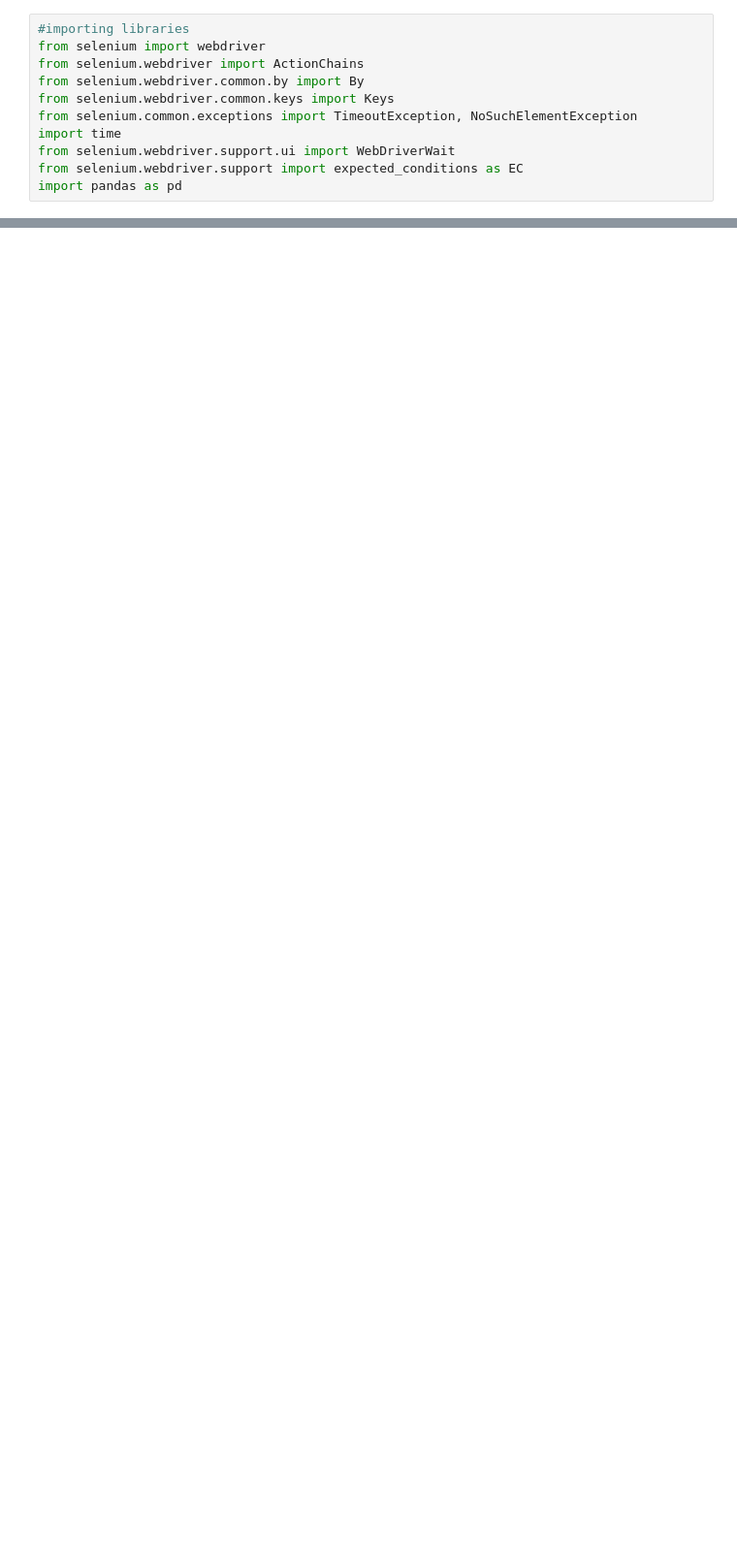
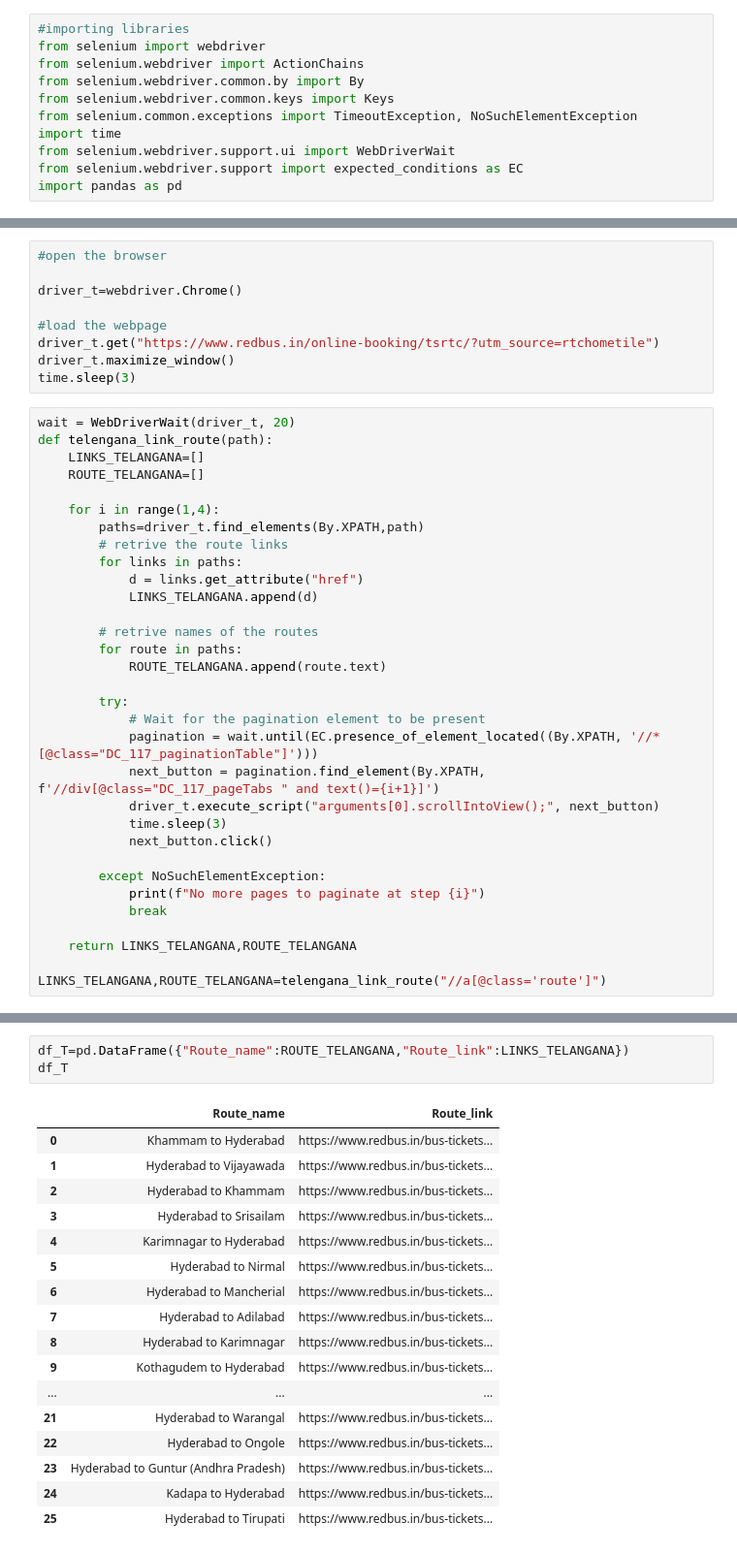
Before and after one commit to saromaddy/redbus_selenium, a Jupyter notebook: collect_srtc.ipynb, the cells around one changed output, grey strips where cells are left out. Shown at 97% size. Cells and saved outputs as stored; diff of their text form; blank space fills up the shorter version.

```diff
--- a/collect_srtc.ipynb
+++ b/collect_srtc.ipynb
@@ -143,0 +176,41 @@ df_WB.to_csv("/Users/saro/Desktop/redbus_selenium/csv_files/df_WB.csv",index=Fal
+# %%
+#open the browser
+
+driver_t=webdriver.Chrome()
+
+#load the webpage
+driver_t.get("https://www.redbus.in/online-booking/tsrtc/?utm_source=rtchometile")
+driver_t.maximize_window()
+time.sleep(3)
+# %%
+wait = WebDriverWait(driver_t, 20)
+def telengana_link_route(path):
+    LINKS_TELANGANA=[]
+    ROUTE_TELANGANA=[]
+
+    for i in range(1,4):
+        paths=driver_t.find_elements(By.XPATH,path)
+        # retrive the route links
+        for links in paths:
+            d = links.get_attribute("href")
+            LINKS_TELANGANA.append(d)
+
+        # retrive names of the routes
+        for route in paths:
+            ROUTE_TELANGANA.append(route.text)
+
+        try:
+            # Wait for the pagination element to be present
+            pagination = wait.until(EC.presence_of_element_located((By.XPATH, '//*[@class="DC_117_paginationTable"]')))
+            next_button = pagination.find_element(By.XPATH, f'//div[@class="DC_117_pageTabs " and text()={i+1}]')
+            driver_t.execute_script("arguments[0].scrollIntoView();", next_button)
+            time.sleep(3)
+            next_button.click()
+
+        except NoSuchElementException:
+            print(f"No more pages to paginate at step {i}")
+            break
+
+    return LINKS_TELANGANA,ROUTE_TELANGANA
+
+LINKS_TELANGANA,ROUTE_TELANGANA=telengana_link_route("//a[@class='route']")
@@ -143,0 +219,21 @@ df_WB.to_csv("/Users/saro/Desktop/redbus_selenium/csv_files/df_WB.csv",index=Fal
+# %%
+df_T=pd.DataFrame({"Route_name":ROUTE_TELANGANA,"Route_link":LINKS_TELANGANA})
+df_T
+# %% [output]
+|  | Route_name | Route_link |
+| 0 | Khammam to Hyderabad | https://www.redbus.in/bus-tickets... |
+| 1 | Hyderabad to Vijayawada | https://www.redbus.in/bus-tickets... |
+| 2 | Hyderabad to Khammam | https://www.redbus.in/bus-tickets... |
+| 3 | Hyderabad to Srisailam | https://www.redbus.in/bus-tickets... |
+| 4 | Karimnagar to Hyderabad | https://www.redbus.in/bus-tickets... |
+| 5 | Hyderabad to Nirmal | https://www.redbus.in/bus-tickets... |
+| 6 | Hyderabad to Mancherial | https://www.redbus.in/bus-tickets... |
+| 7 | Hyderabad to Adilabad | https://www.redbus.in/bus-tickets... |
+| 8 | Hyderabad to Karimnagar | https://www.redbus.in/bus-tickets... |
+| 9 | Kothagudem to Hyderabad | https://www.redbus.in/bus-tickets... |
+| ... | ... | ... |
+| 21 | Hyderabad to Warangal | https://www.redbus.in/bus-tickets... |
+| 22 | Hyderabad to Ongole | https://www.redbus.in/bus-tickets... |
+| 23 | Hyderabad to Guntur (Andhra Pradesh) | https://www.redbus.in/bus-tickets... |
+| 24 | Kadapa to Hyderabad | https://www.redbus.in/bus-tickets... |
+| 25 | Hyderabad to Tirupati | https://www.redbus.in/bus-tickets... |
```
Also changed, not shown: parts of 54 cells of this notebook, 8 other files.
